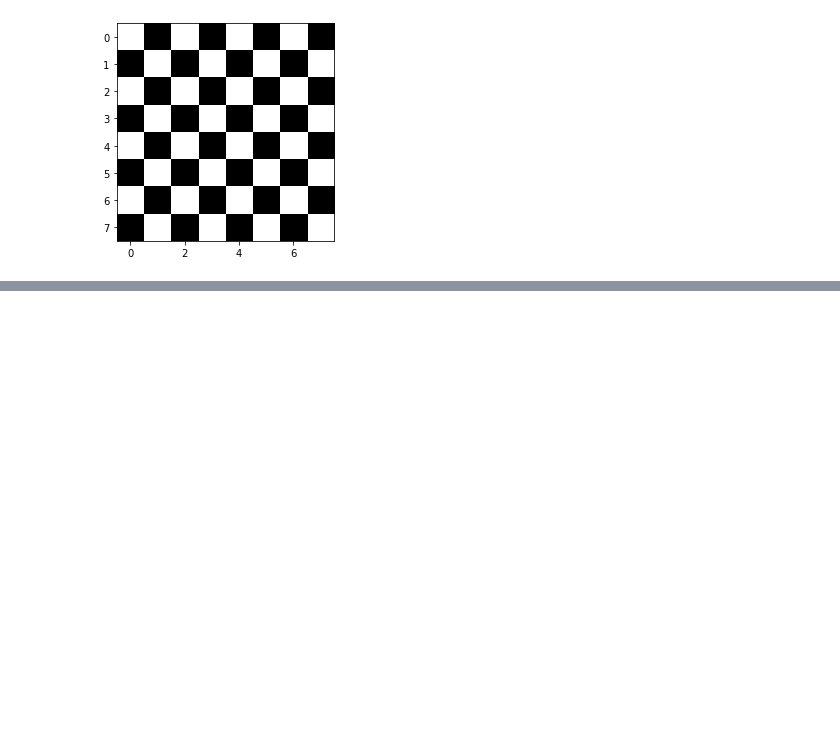
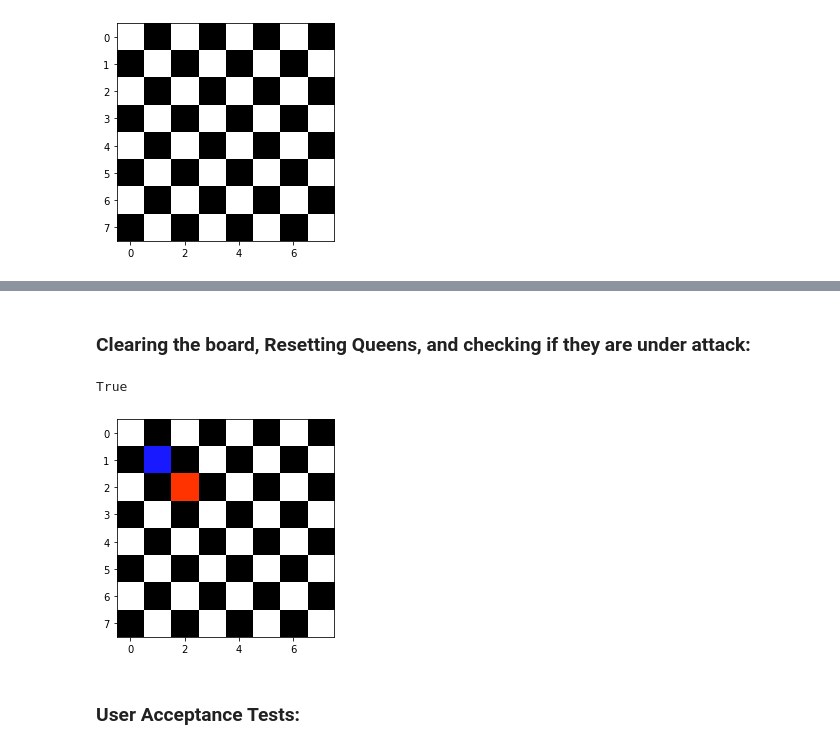
Before and after one commit to 401-python-joseph-zabaleta/401-python-chess-board, a Jupyter notebook: chess_board.ipynb, the cells around one changed output, grey strips where cells are left out. Saved outputs shown, nothing was run; the diff lists cells and outputs as text; code cells hidden in the pictures; blank space fills up the shorter version.

```diff
--- a/chess_board.ipynb
+++ b/chess_board.ipynb
@@ -83,0 +92,13 @@ my_board.render()
+# %% [markdown]
+### Clearing the board, Resetting Queens, and checking if they are under attack:
+# %%
+my_board.clear_board()
+my_board.add_red(2,2)
+my_board.add_blue(1,1)
+my_board.render()
+my_board.is_under_attack()
+# %% [output]
+True
+[figure, added]
+# %% [markdown]
+### User Acceptance Tests:
```
Also changed, not shown: parts of 10 cells of this notebook.
